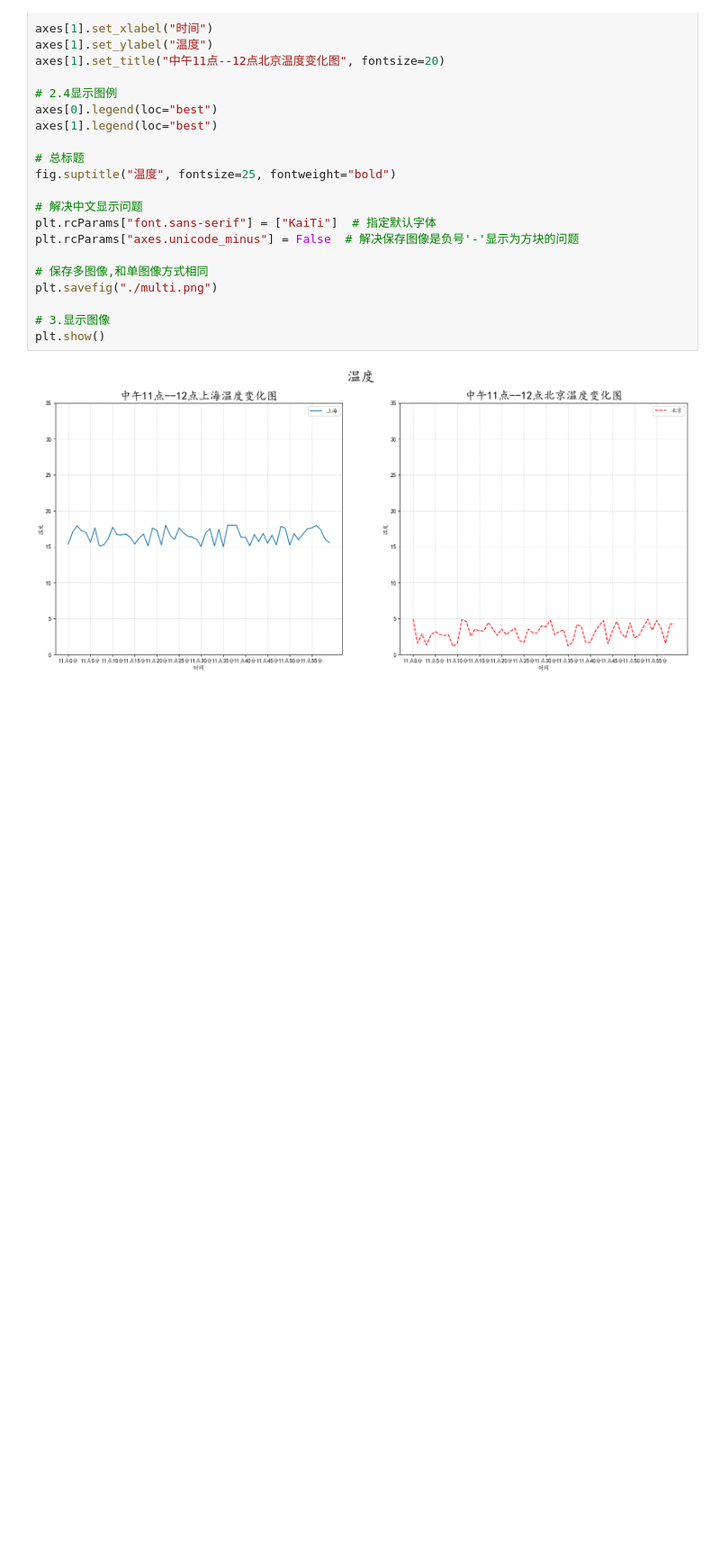
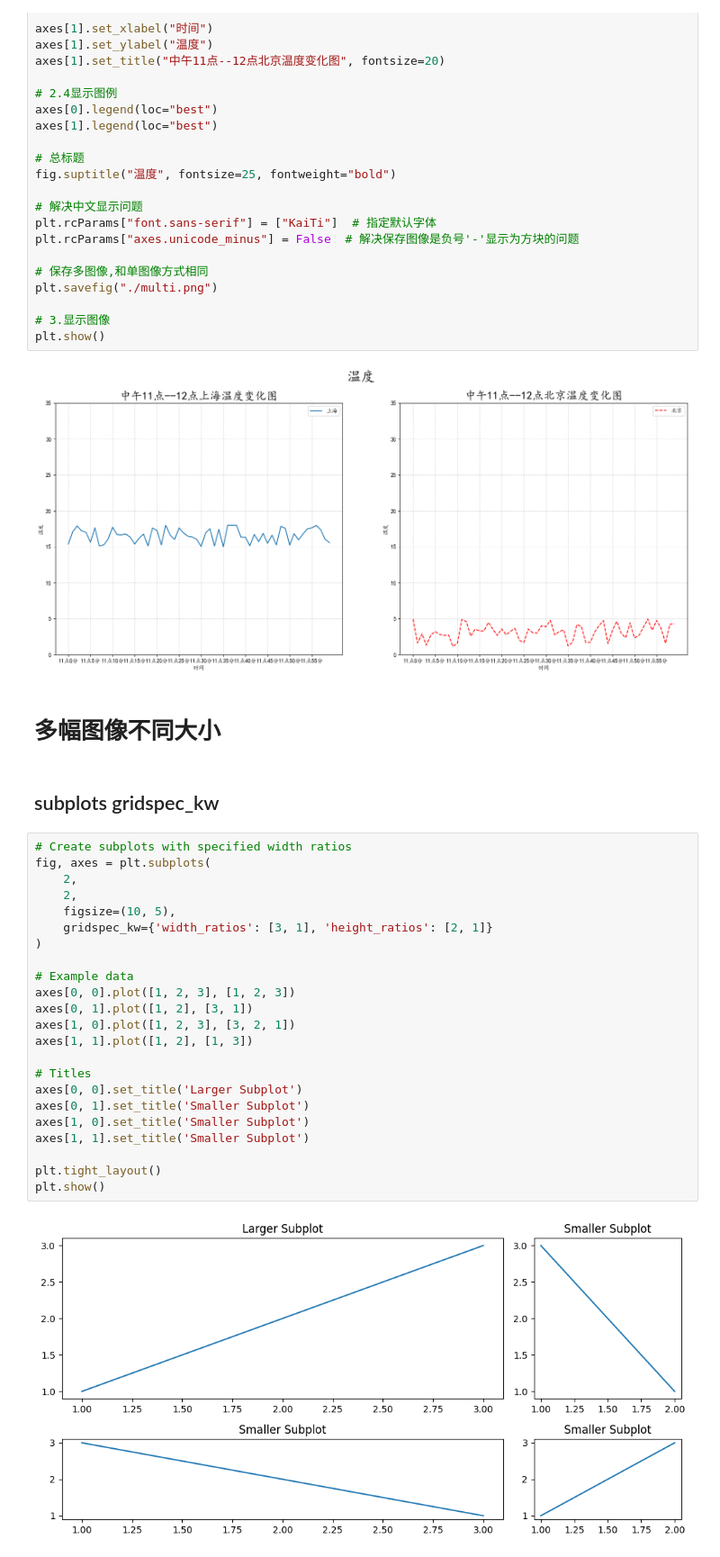
Before and after one commit to NagatoYuki0943/ML, a Jupyter notebook: code/matplotlib/02_多次绘图&多张图.ipynb, the cells around one changed output. Shown: that part at 90% size. Cells and saved outputs as stored; diff of their text form; blank space fills up the shorter version.

Commit message:
多幅图像不同大小

```diff
--- a/code/matplotlib/02_多次绘图&多张图.ipynb
+++ b/code/matplotlib/02_多次绘图&多张图.ipynb
@@ -117,3 +117,32 @@ plt.savefig("./multi.png")
 plt.show()
 # %% [output]
 [figure]
+# %% [markdown]
+# 多幅图像不同大小
+# %% [markdown]
+## subplots gridspec_kw
+# %%
+# Create subplots with specified width ratios
+fig, axes = plt.subplots(
+    2,
+    2,
+    figsize=(10, 5),
+    gridspec_kw={'width_ratios': [3, 1], 'height_ratios': [2, 1]}
+)
+
+# Example data
+axes[0, 0].plot([1, 2, 3], [1, 2, 3])
+axes[0, 1].plot([1, 2], [3, 1])
+axes[1, 0].plot([1, 2, 3], [3, 2, 1])
+axes[1, 1].plot([1, 2], [1, 3])
+
+# Titles
+axes[0, 0].set_title('Larger Subplot')
+axes[0, 1].set_title('Smaller Subplot')
+axes[1, 0].set_title('Smaller Subplot')
+axes[1, 1].set_title('Smaller Subplot')
+
+plt.tight_layout()
+plt.show()
+# %% [output]
+[figure, added]
```
Also changed, not shown: parts of 2 cells of this notebook.
